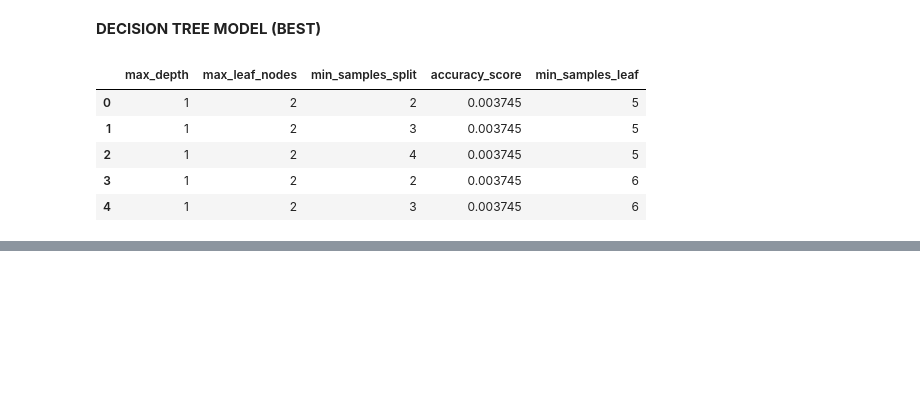
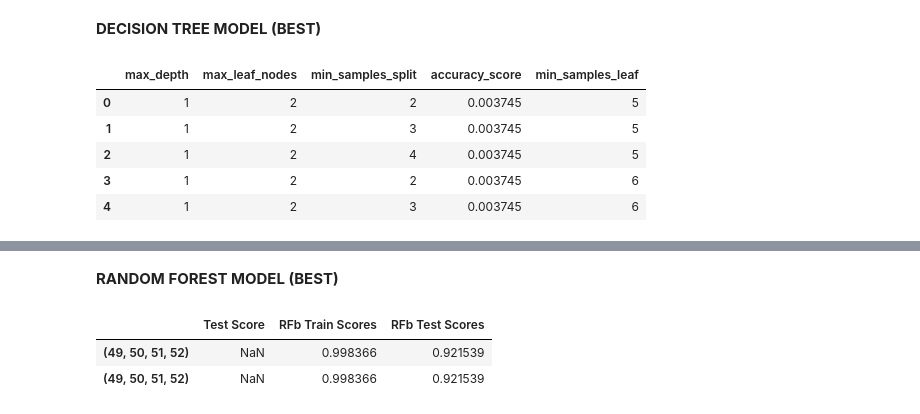
Before and after one commit to starkjones/NYC-Condominium-Rental-Income-Analysis, a Jupyter notebook: NYC_Condo_Comp_RI__Analysis.ipynb, the cells around one changed output, grey strips where cells are left out. Cells and saved outputs as stored; diff of their text form; code cells hidden in the pictures; blank space fills up the shorter version.

```diff
--- a/NYC_Condo_Comp_RI__Analysis.ipynb
+++ b/NYC_Condo_Comp_RI__Analysis.ipynb
@@ -864,0 +975,18 @@ accuracydf.sort_values(by= 'accuracy_score', ascending = False)
+# %%
+# Instantiate Random Forest Regressor:
+RFt = RandomForestRegressor(max_depth= 50, max_leaf_nodes= 50, n_estimators =50)
+
+# Construct Pipeline:
+
+RFtp = make_pipeline(preprocessor, RFt)
+
+# Fit pipeline on training data:
+RFtp.fit(X_train, y_train)
+
+# Test predictions
+RFt_train_pred = RFtp.predict(X_train)
+RFt_test_pred = RFtp.predict(X_test)
+
+# Model Evaluation:
+RFt_train_score = model_metrics(y_train, RFt_train_pred)
+RFt_test_score = model_metrics(y_test, RFt_test_pred)
@@ -865,3 +1007,36 @@ accuracydf.sort_values(by= 'accuracy_score', ascending = False)
+# %% [markdown]
+**RANDOM FOREST MODEL (BEST)**
+# %%
+from ssl import DefaultVerifyPaths
+
+# Hyperparameters:
+
+depths = range(49,53)
+max_leaf_nodes = range(49,53)
+
+scores = pd.DataFrame(index = [depths], columns = ['Test Score'])
+
+for depth in depths:
+  for mln in max_leaf_nodes:
+
+      model = RandomForestRegressor(max_depth = depth, max_leaf_nodes= mln, n_estimators= 50)
+      pipe = make_pipeline(preprocessor, model)
+      pipe.fit(X_train, y_train)
+
+      RFb_train_pred = pipe.predict(X_train)
+      RFb_test_pred = pipe.predict(X_test)
+
+      RFb_train_score = r2_score(y_train, RFb_train_pred)
+      RFb_test_score = r2_score(y_test, RFb_test_pred)
+
+      scores['RFb Train Scores'] = RFb_train_score
+      scores['RFb Test Scores'] = RFb_test_score
+# %%
+scores.head()
+# %% [output]
+|  | Test Score | RFb Train Scores | RFb Test Scores |
+| (49, 50, 51, 52) | NaN | 0.998366 | 0.921539 |
+| (49, 50, 51, 52) | NaN | 0.998366 | 0.921539 |
 # %%
 # Ridge : Ridge regression addresses some of the
 #     problems of Ordinary Least Squares by imposing a penalty on the
```
Also changed, not shown: parts of 14 cells of this notebook.
